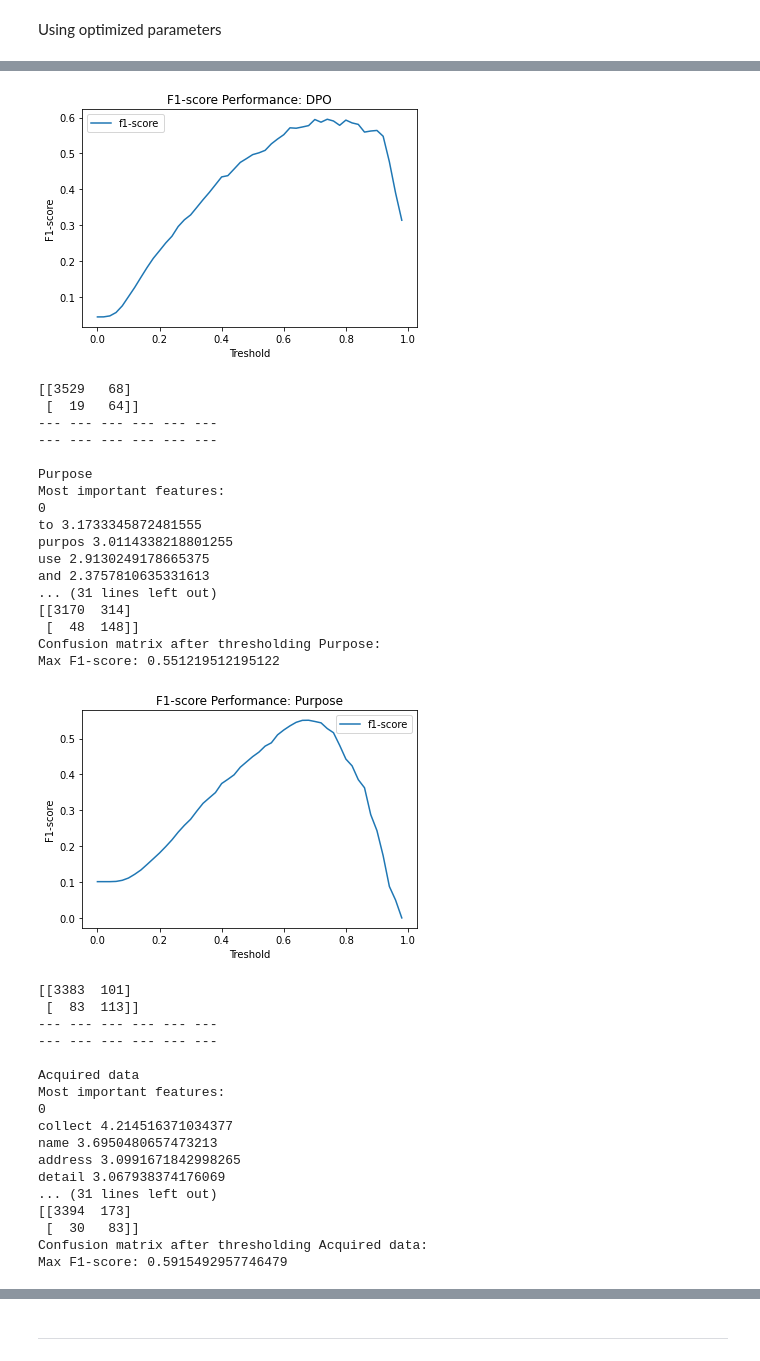
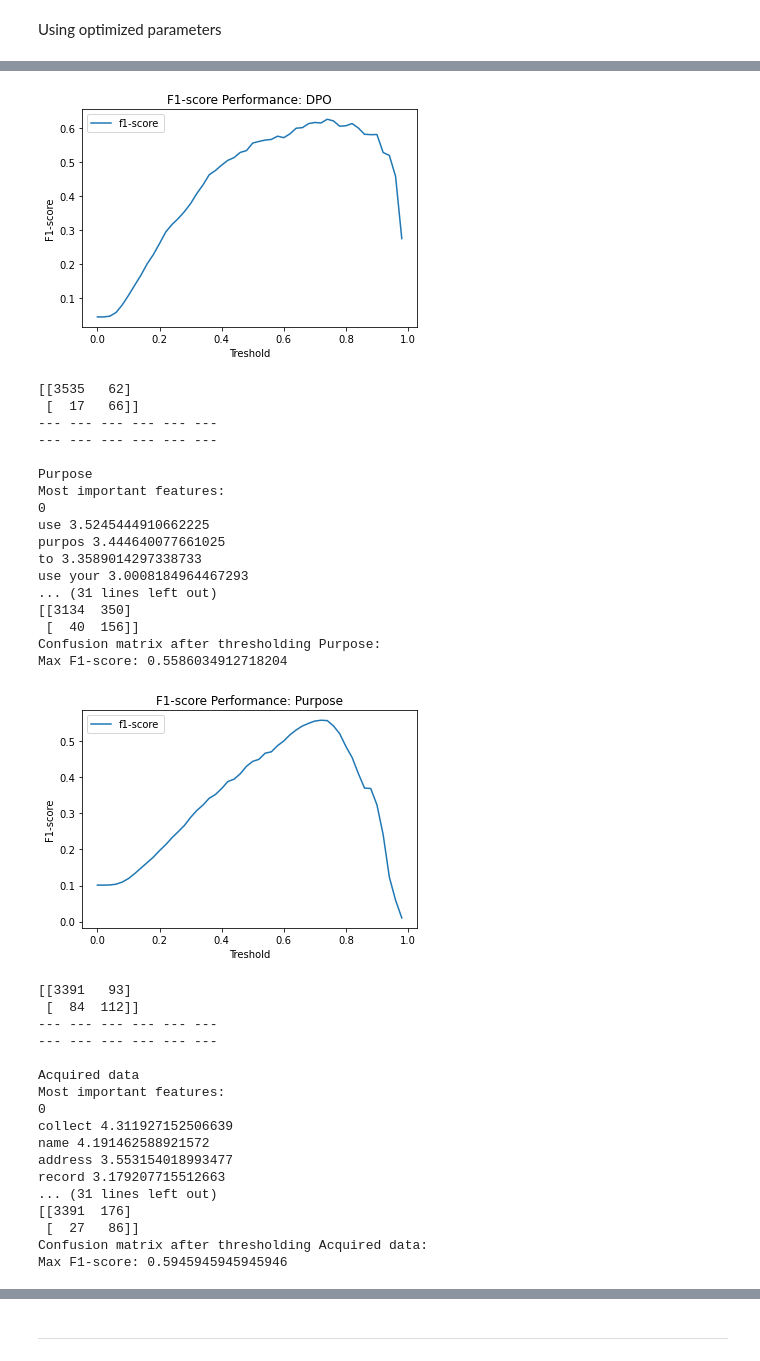
Before and after one commit to Aberkane/GDPR-privacy-policies, a Jupyter notebook: Stage 1 - Classification and Calibration.ipynb, the cells around one changed output, grey strips where cells are left out. Saved outputs shown, nothing was run; the diff lists cells and outputs as text; code cells hidden in the pictures.

```diff
--- a/Stage 1 - Classification and Calibration.ipynb
+++ b/Stage 1 - Classification and Calibration.ipynb
@@ -254,15 +250,15 @@ def plot_results(y, preds):
 # %%
 for i, category in enumerate(categories):
     print(category)
-    train, test = train_test_split(dataset, stratify=dataset[category], random_state=42)
+    train, test = train_test_split(dataset, stratify=dataset[category], test_size=0.2, random_state=42)
     y_train, y_test = train[category], test[category]
     lr_model = make_and_train_pipeline(train.Text, y_train)
-    plot_results(y_test, lr_model.predict_proba(test.Text)[:, 1])
+#     plot_results(y_test, lr_model.predict_proba(test.Text)[:, 1])
 
     print("Same category with preprocessing: ")
     prep_train_text, prep_test_text = preprocessing(train.Text), preprocessing(test.Text)
     lr_model = make_and_train_pipeline(prep_train_text, y_train)
-    plot_results(y_test, lr_model.predict_proba(prep_test_text)[:, 1])
+#     plot_results(y_test, lr_model.predict_proba(prep_test_text)[:, 1])
     print()
     print("--- --- --- --- --- --- --- --- --- ---")
 # %% [output]
@@ -350,18 +281,0 @@ Best parameters set:
-# %%
-for i, category in enumerate(categories):
-    print(category)
-    train, test = train_test_split(dataset, stratify=dataset[category], random_state=42, test_size = 0.2)
-    train, val = train_test_split(train, stratify=train[category], random_state=42, test_size = 0.25)
-#     test = 0.2
-#     val = 0.25 * 0.8 = 0.2
-#     train = 0.8*0.75 = 0.6
-    y_train, y_val = train[category], val[category]
-    lr_model = make_and_train_pipeline(train.Text, y_train)
-    plot_results(y_val, lr_model.predict_proba(val.Text)[:, 1])
-
-    print("Same category with preprocessing: ")
-    prep_train_text, prep_val_text = preprocessing(train.Text), preprocessing(val.Text)
-    lr_model = make_and_train_pipeline(prep_train_text, y_train)
-    plot_results(y_val, lr_model.predict_proba(prep_val_text)[:, 1])
-    print()
-    print("--- --- --- --- --- --- --- --- --- ---")
@@ -503,7 +335,7 @@ def print_important_features(vectorizer, lr):
 # %% [markdown]
 Using optimized parameters
 # %%
-ngrams = [(1,1), (1,3), (1,3), (1,1), (1,1)]
+ngrams = [(1,2), (1,2), (1,3), (1,2), (1,1)]
 max_iter = 200
 C = 0.1
 max_features_r = [5000, 5000, 5000, 5000, 2000]
@@ -512,7 +344,6 @@ preprocessing_r = [False, True, True, True, True]
 for i, category in enumerate(categories):
     print(category)
     train, test = train_test_split(dataset, stratify=dataset[category], random_state=42, test_size = 0.2)
-    train, val = train_test_split(train, stratify=train[category], random_state=42, test_size = 0.25)
     x_train, x_test = train.Text, test.Text
     y_train, y_test = train[category], test[category]
 
@@ -571,36 +402,36 @@ Max F1-score: 0.5953488372093023
-[figure, old version]
+[figure, new version]
-[[3529   68]
- [  19   64]]
+[[3535   62]
+ [  17   66]]
 --- --- --- --- --- ---
 --- --- --- --- --- ---
 
 Purpose
 Most important features:
 0
-to 3.1733345872481555
-purpos 3.0114338218801255
-use 2.9130249178665375
-and 2.3757810635331613
+use 3.5245444910662225
+purpos 3.444640077661025
+to 3.3589014297338733
+use your 3.0008184964467293
 ... (31 lines left out)
-[[3170  314]
- [  48  148]]
+[[3134  350]
+ [  40  156]]
 Confusion matrix after thresholding Purpose:
-Max F1-score: 0.551219512195122
+Max F1-score: 0.5586034912718204
-[figure, old version]
+[figure, new version]
-[[3383  101]
- [  83  113]]
+[[3391   93]
+ [  84  112]]
 --- --- --- --- --- ---
 --- --- --- --- --- ---
 
 Acquired data
 Most important features:
 0
-collect 4.214516371034377
-name 3.6950480657473213
-address 3.0991671842998265
-detail 3.067938374176069
+collect 4.311927152506639
+name 4.191462588921572
+address 3.553154018993477
+record 3.179207715512663
 ... (31 lines left out)
-[[3394  173]
- [  30   83]]
+[[3391  176]
+ [  27   86]]
 Confusion matrix after thresholding Acquired data:
-Max F1-score: 0.5915492957746479
+Max F1-score: 0.5945945945945946
```
Also changed, not shown: parts of 13 cells of this notebook, 5 other files.
